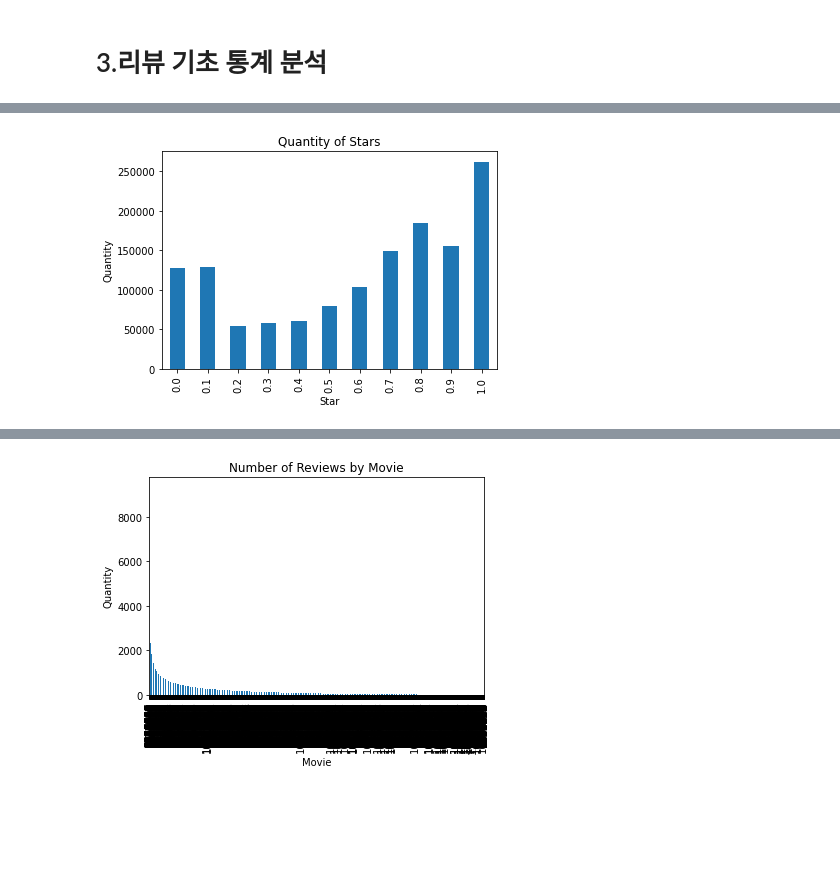
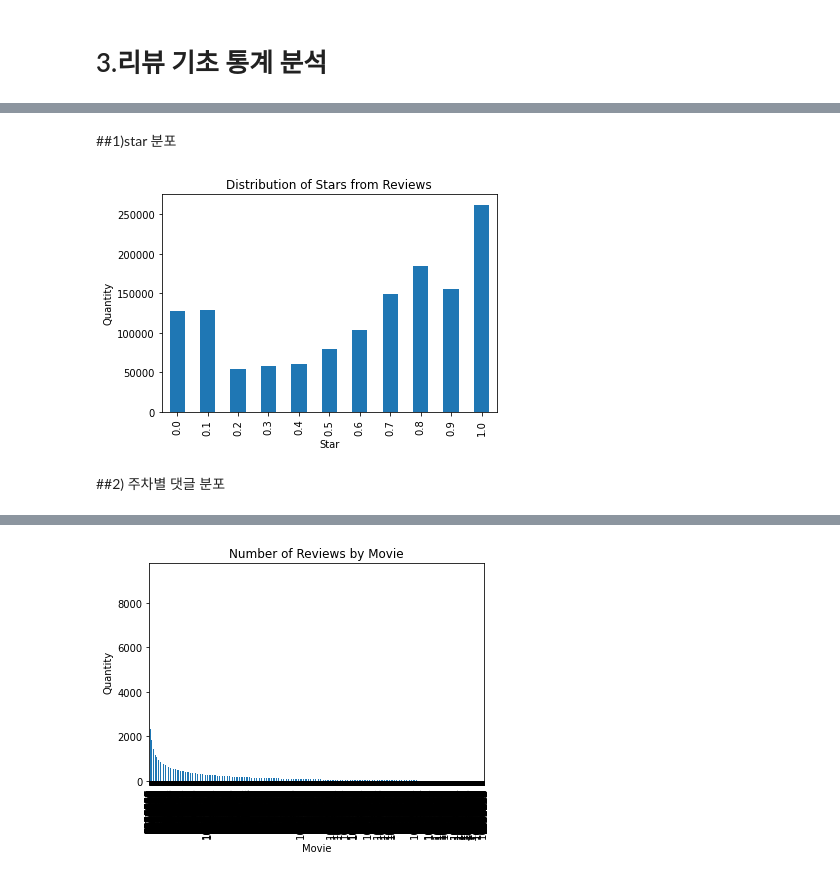
Before and after one commit to Datamin-D/movie_predict, a Jupyter notebook: [movie_predict]영화_리뷰_수집_확인,_전처리.ipynb, the cells around one changed output, grey strips where cells are left out. Cells and saved outputs as stored; diff of their text form; code cells hidden in the pictures; blank space fills up the shorter version.

Commit message:
Colaboratory를 통해 생성됨

```diff
--- a/[movie_predict]영화_리뷰_수집_확인,_전처리.ipynb
+++ b/[movie_predict]영화_리뷰_수집_확인,_전처리.ipynb
@@ -1156,10 +1326,15 @@ nan
 # %% [markdown]
 # 3.리뷰 기초 통계 분석
 # %%
+# 구글드라이브 연결
+from google.colab import drive
+drive.mount('/gdrive')
+
 # 리뷰 모음 review_concat pickle 불러오기
 import pickle
-with open('/gdrive/MyDrive/movie_predict/movie_review_concat','rb') as fw:
+with open('/gdrive/MyDrive/movie_predict/DF/movie_review_concat_week4','rb') as fw:
  review_concat =  pickle.load(fw)
 
 review_concat
+import matplotlib.pyplot as plt
 # %% [output]
@@ -1179,13 +1379,17 @@ review_concat
+# %% [markdown]
+##1)star 분포
 # %%
 # star 분포
 star_dist = review_concat['star'].value_counts().sort_index()
-plt.title('Quantity of Stars')
+plt.title('Distribution of Stars from Reviews')
 star_dist.plot(kind = 'bar')
 plt.xlabel('Star')
 plt.ylabel('Quantity')
 plt.show()
 # %% [output]
-[figure, old version]
+[figure, new version]
+# %% [markdown]
+##2) 주차별 댓글 분포
 # %%
 #  주차별 댓글 분포(주차별 누적x)
 review_in = review_concat['in_n_weeks'].value_counts()
```
Also changed, not shown: parts of 29 cells of this notebook.
